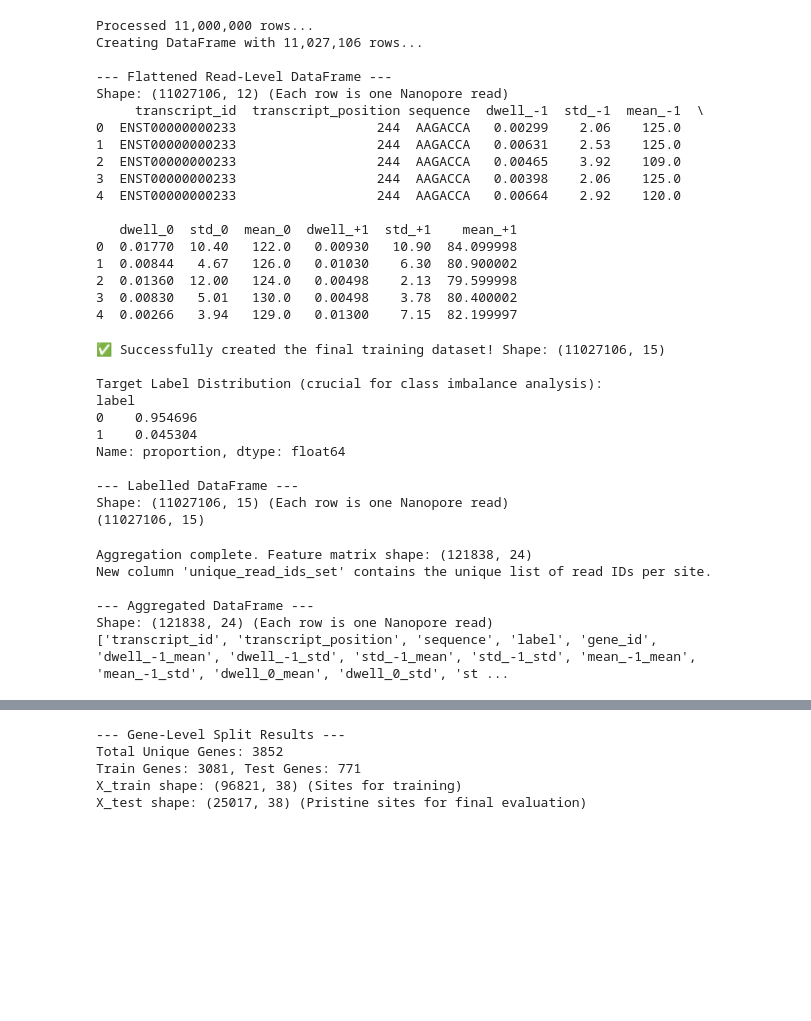
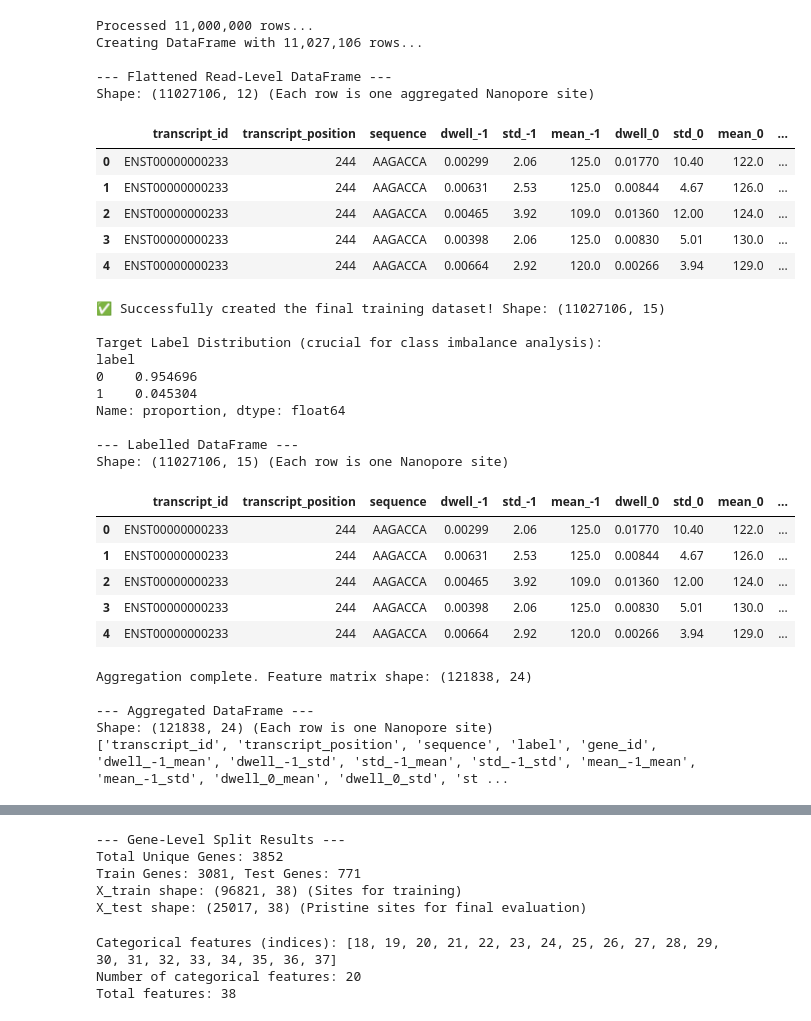
Before and after one commit to pokedot/duckygenes-m6A, a Jupyter notebook: notebooks/ensemble.ipynb, the cells around one changed output, grey strips where cells are left out. Drawn from its saved outputs; the diff is of its cells as text; code cells hidden in the pictures; blank space fills up the shorter version.

```diff
--- a/notebooks/ensemble.ipynb
+++ b/notebooks/ensemble.ipynb
@@ -122,33 +122,26 @@ def flatten_deep_data_ultra_fast(file_path, estimated_rows=11000000):
 # %%
 # Execute the flattening process
 flat_read_df = flatten_deep_data_ultra_fast(filename)
 
 print("\n--- Flattened Read-Level DataFrame ---")
-print(f"Shape: {flat_read_df.shape} (Each row is one Nanopore read)")
-print(flat_read_df.head())
+print(f"Shape: {flat_read_df.shape} (Each row is one aggregated Nanopore site)")
+flat_read_df.head()
 # column names of the dataframe
 #print(flat_read_df.columns.tolist())
 # 1 row of the dataframe
 #print(flat_read_df.iloc[0])
 # %% [output]
 Processed 11,000,000 rows...
 Creating DataFrame with 11,027,106 rows...
 
 --- Flattened Read-Level DataFrame ---
-Shape: (11027106, 12) (Each row is one Nanopore read)
-     transcript_id  transcript_position sequence  dwell_-1  std_-1  mean_-1  \
-0  ENST00000000233                  244  AAGACCA   0.00299    2.06    125.0
-1  ENST00000000233                  244  AAGACCA   0.00631    2.53    125.0
-2  ENST00000000233                  244  AAGACCA   0.00465    3.92    109.0
-3  ENST00000000233                  244  AAGACCA   0.00398    2.06    125.0
-4  ENST00000000233                  244  AAGACCA   0.00664    2.92    120.0
-
-   dwell_0  std_0  mean_0  dwell_+1  std_+1    mean_+1
-0  0.01770  10.40   122.0   0.00930   10.90  84.099998
-1  0.00844   4.67   126.0   0.01030    6.30  80.900002
-2  0.01360  12.00   124.0   0.00498    2.13  79.599998
-3  0.00830   5.01   130.0   0.00498    3.78  80.400002
-4  0.00266   3.94   129.0   0.01300    7.15  82.199997
+Shape: (11027106, 12) (Each row is one aggregated Nanopore site)
+|  | transcript_id | transcript_position | sequence | dwell_-1 | std_-1 | mean_-1 | dwell_0 | std_0 | mean_0 | ... |
+| 0 | ENST00000000233 | 244 | AAGACCA | 0.00299 | 2.06 | 125.0 | 0.01770 | 10.40 | 122.0 | ... |
+| 1 | ENST00000000233 | 244 | AAGACCA | 0.00631 | 2.53 | 125.0 | 0.00844 | 4.67 | 126.0 | ... |
+| 2 | ENST00000000233 | 244 | AAGACCA | 0.00465 | 3.92 | 109.0 | 0.01360 | 12.00 | 124.0 | ... |
+| 3 | ENST00000000233 | 244 | AAGACCA | 0.00398 | 2.06 | 125.0 | 0.00830 | 5.01 | 130.0 | ... |
+| 4 | ENST00000000233 | 244 | AAGACCA | 0.00664 | 2.92 | 120.0 | 0.00266 | 3.94 | 129.0 | ... |
 # %%
 labels = "../data/data.info.labelled"
 # %%
@@ -186,9 +179,8 @@ def load_and_merge_labels_csv(feature_matrix, label_file_path='data.info'):
 # %%
 labelled_df = load_and_merge_labels_csv(flat_read_df, labels)
 print("\n--- Labelled DataFrame ---")
-print(f"Shape: {labelled_df.shape} (Each row is one Nanopore read)")
-#print(labelled_df.head())
-print(labelled_df.shape)
+print(f"Shape: {labelled_df.shape} (Each row is one Nanopore site)")
+labelled_df.head()
 # %% [output]
 ✅ Successfully created the final training dataset! Shape: (11027106, 15)
 
@@ -199,8 +191,13 @@ label
 Name: proportion, dtype: float64
 
 --- Labelled DataFrame ---
-Shape: (11027106, 15) (Each row is one Nanopore read)
-(11027106, 15)
+Shape: (11027106, 15) (Each row is one Nanopore site)
+|  | transcript_id | transcript_position | sequence | dwell_-1 | std_-1 | mean_-1 | dwell_0 | std_0 | mean_0 | ... |
+| 0 | ENST00000000233 | 244 | AAGACCA | 0.00299 | 2.06 | 125.0 | 0.01770 | 10.40 | 122.0 | ... |
+| 1 | ENST00000000233 | 244 | AAGACCA | 0.00631 | 2.53 | 125.0 | 0.00844 | 4.67 | 126.0 | ... |
+| 2 | ENST00000000233 | 244 | AAGACCA | 0.00465 | 3.92 | 109.0 | 0.01360 | 12.00 | 124.0 | ... |
+| 3 | ENST00000000233 | 244 | AAGACCA | 0.00398 | 2.06 | 125.0 | 0.00830 | 5.01 | 130.0 | ... |
+| 4 | ENST00000000233 | 244 | AAGACCA | 0.00664 | 2.92 | 120.0 | 0.00266 | 3.94 | 129.0 | ... |
 # %%
 import pandas as pd
 import numpy as np
@@ -238,17 +235,16 @@ def aggregate_to_site_level(df, features_to_aggregate):
 agg_df = aggregate_to_site_level(labelled_df, FEATURE_NAMES)
 
 print("\n--- Aggregated DataFrame ---")
-print(f"Shape: {agg_df.shape} (Each row is one Nanopore read)")
+print(f"Shape: {agg_df.shape} (Each row is one Nanopore site)")
 #print(summarized_df.head())
 # column names of the dataframe
 print(agg_df.columns.tolist())
 # 1 row of the dataframe
 # %% [output]
 Aggregation complete. Feature matrix shape: (121838, 24)
-New column 'unique_read_ids_set' contains the unique list of read IDs per site.
 
 --- Aggregated DataFrame ---
-Shape: (121838, 24) (Each row is one Nanopore read)
+Shape: (121838, 24) (Each row is one Nanopore site)
 ['transcript_id', 'transcript_position', 'sequence', 'label', 'gene_id', 'dwell_-1_mean', 'dwell_-1_std', 'std_-1_mean', 'std_-1_std', 'mean_-1_mean', 'mean_-1_std', 'dwell_0_mean', 'dwell_0_std', 'st ...
 # %%
 def encode_sequence_to_columns(df, seq_column='sequence'):
@@ -363,3 +359,14 @@ X_test shape: (25017, 38) (Pristine sites for final evaluation)
 from imblearn.over_sampling import SMOTE
 from sklearn.utils import shuffle
 import pandas as pd
+# %%
+categorical_cols = [col for col in X_train.columns if col.startswith('pos')]
+categorical_feature_indices = [X_train.columns.get_loc(col) for col in categorical_cols]
+
+print(f"Categorical features (indices): {categorical_feature_indices}")
+print(f"Number of categorical features: {len(categorical_feature_indices)}")
+print(f"Total features: {X_train.shape[1]}")
+# %% [output]
+Categorical features (indices): [18, 19, 20, 21, 22, 23, 24, 25, 26, 27, 28, 29, 30, 31, 32, 33, 34, 35, 36, 37]
+Number of categorical features: 20
+Total features: 38
```
Also changed, not shown: parts of 23 cells of this notebook.
